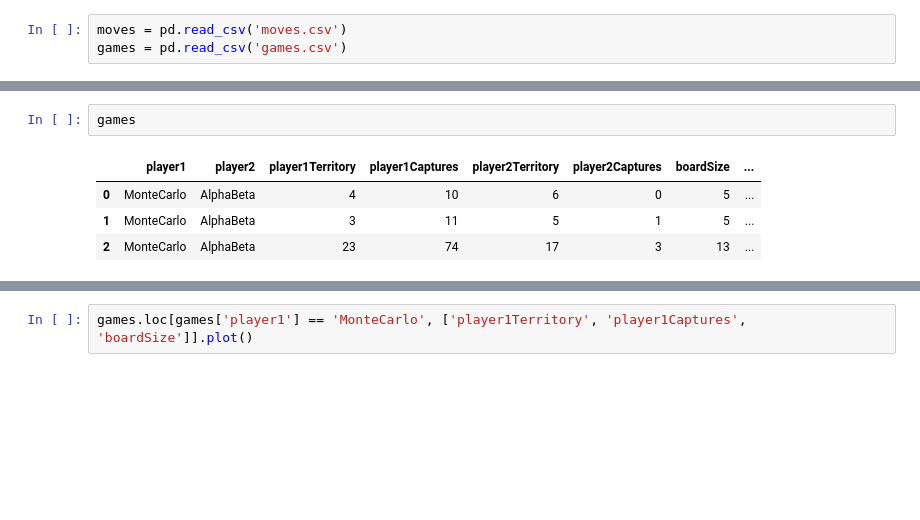
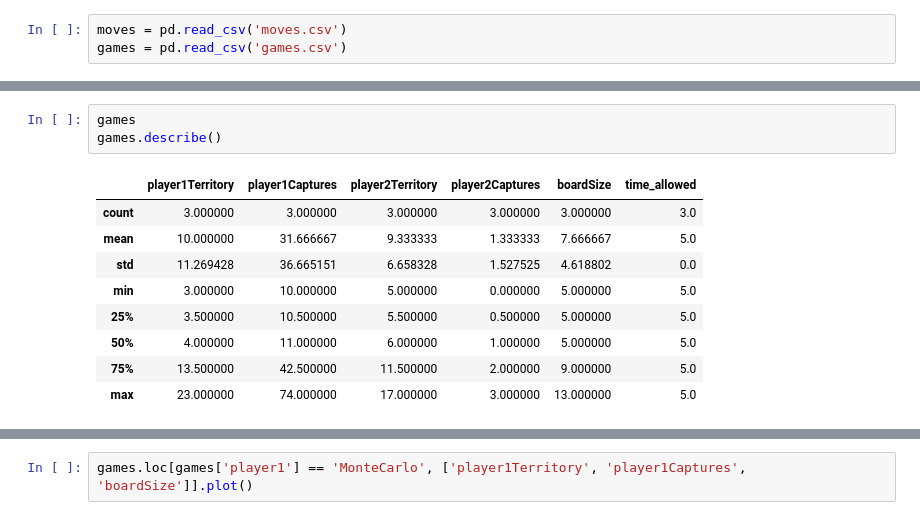
Before and after one commit to JackMalone1/Final-Year-Project, a Jupyter notebook: Jupyter Notebook/Data Analytics.ipynb, the cells around one changed output, grey strips where cells are left out. Drawn from its saved outputs; the diff is of its cells as text; blank space fills up the shorter version.

```diff
--- a/Jupyter Notebook/Data Analytics.ipynb
+++ b/Jupyter Notebook/Data Analytics.ipynb
@@ -23,10 +38,16 @@ moves
 # %%
 games
+games.describe()
 # %% [output]
-|  | player1 | player2 | player1Territory | player1Captures | player2Territory | player2Captures | boardSize | ... |
-| 0 | MonteCarlo | AlphaBeta | 4 | 10 | 6 | 0 | 5 | ... |
-| 1 | MonteCarlo | AlphaBeta | 3 | 11 | 5 | 1 | 5 | ... |
-| 2 | MonteCarlo | AlphaBeta | 23 | 74 | 17 | 3 | 13 | ... |
+|  | player1Territory | player1Captures | player2Territory | player2Captures | boardSize | time_allowed |
+| count | 3.000000 | 3.000000 | 3.000000 | 3.000000 | 3.000000 | 3.0 |
+| mean | 10.000000 | 31.666667 | 9.333333 | 1.333333 | 7.666667 | 5.0 |
+| std | 11.269428 | 36.665151 | 6.658328 | 1.527525 | 4.618802 | 0.0 |
+| min | 3.000000 | 10.000000 | 5.000000 | 0.000000 | 5.000000 | 5.0 |
+| 25% | 3.500000 | 10.500000 | 5.500000 | 0.500000 | 5.000000 | 5.0 |
+| 50% | 4.000000 | 11.000000 | 6.000000 | 1.000000 | 5.000000 | 5.0 |
+| 75% | 13.500000 | 42.500000 | 11.500000 | 2.000000 | 9.000000 | 5.0 |
+| max | 23.000000 | 74.000000 | 17.000000 | 3.000000 | 13.000000 | 5.0 |
 # %%
 plt.plot(moves.player, moves.calculatedMoves)
 plt.show()
```
Also changed, not shown: parts of 12 cells of this notebook, 2 other files.
